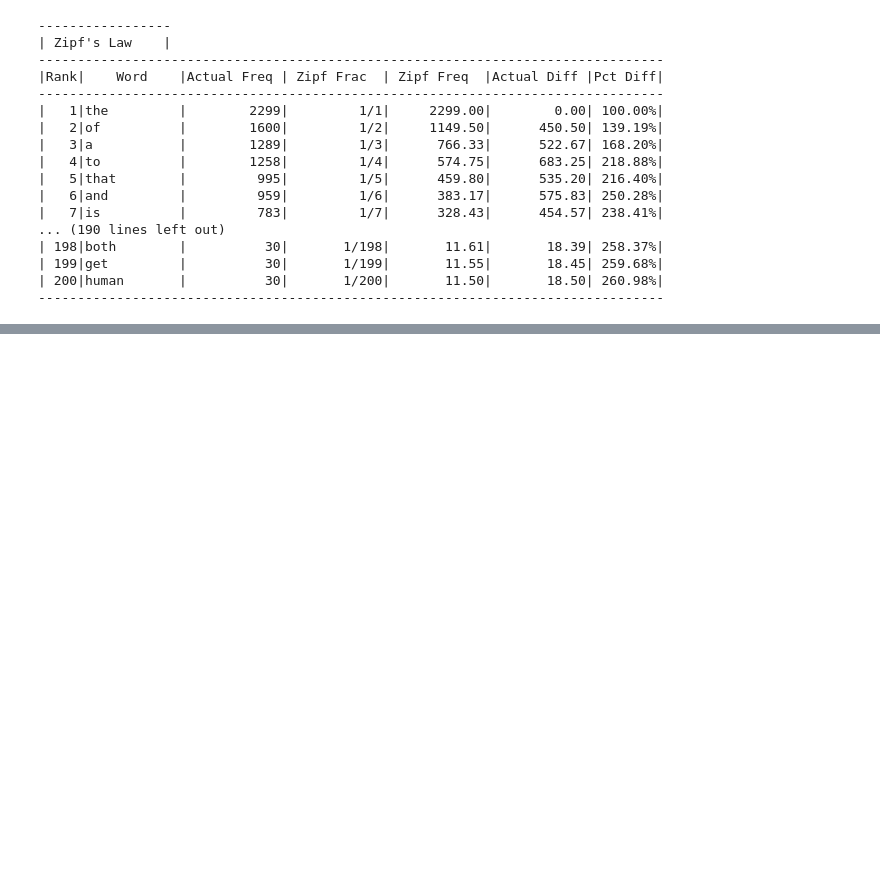
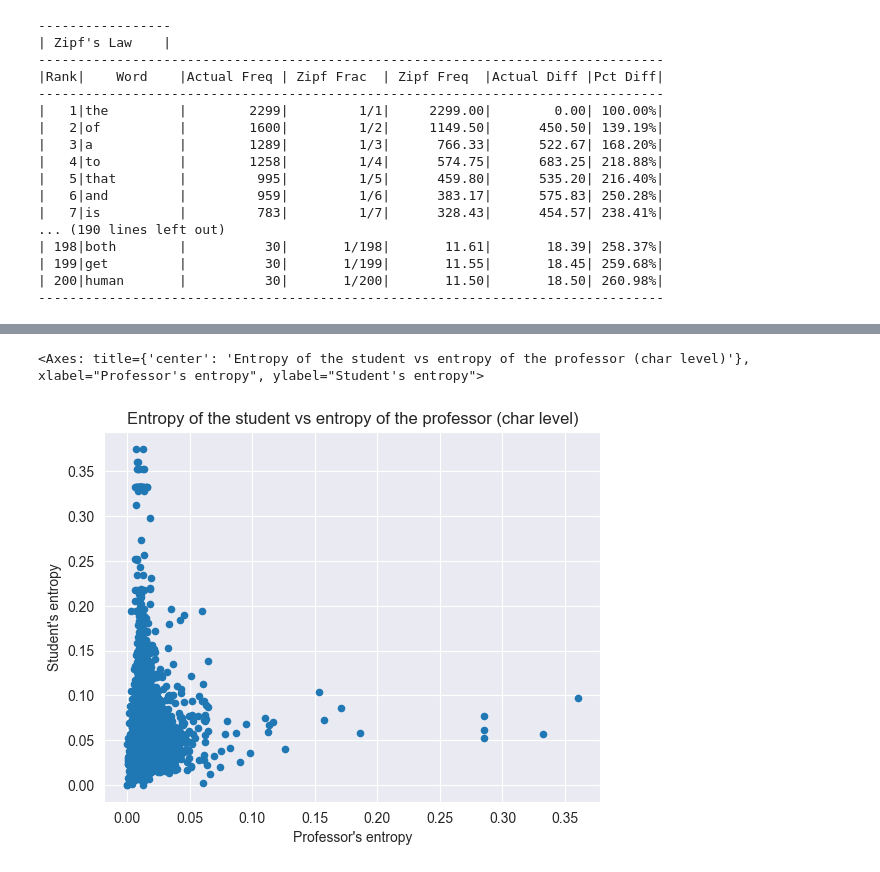
Before and after one commit to aleksKaluski/zipf-law-for-information-theory, a Jupyter notebook: analysis.ipynb, the cells around one changed output, grey strips where cells are left out. Saved outputs shown, nothing was run; the diff lists cells and outputs as text; code cells hidden in the pictures; blank space fills up the shorter version.

Commit message:
+ entropy updated

```diff
--- a/analysis.ipynb
+++ b/analysis.ipynb
@@ -247,0 +289,5 @@ df.head()
+# %%
+df.plot(kind='scatter', x='professor_ent', y='student_ent',xlabel="Professor's entropy", ylabel="Student's entropy", title="Entropy of the student vs entropy of the professor (char level)")
+# %% [output]
+<Axes: title={'center': 'Entropy of the student vs entropy of the professor (char level)'}, xlabel="Professor's entropy", ylabel="Student's entropy">
+[figure, added]
```
Also changed, not shown: parts of 22 cells of this notebook, 8 other files.
